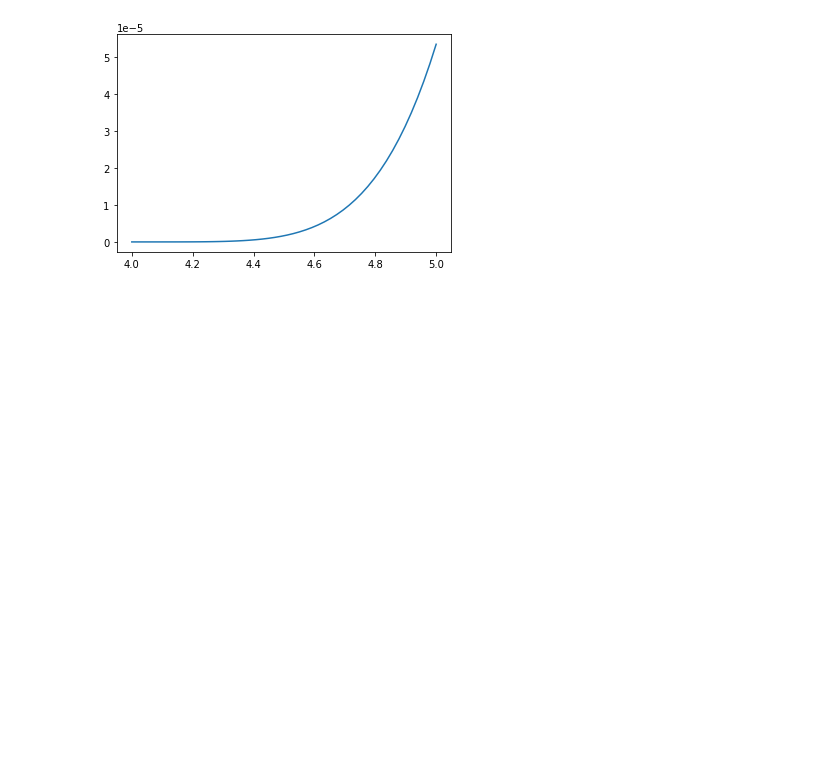
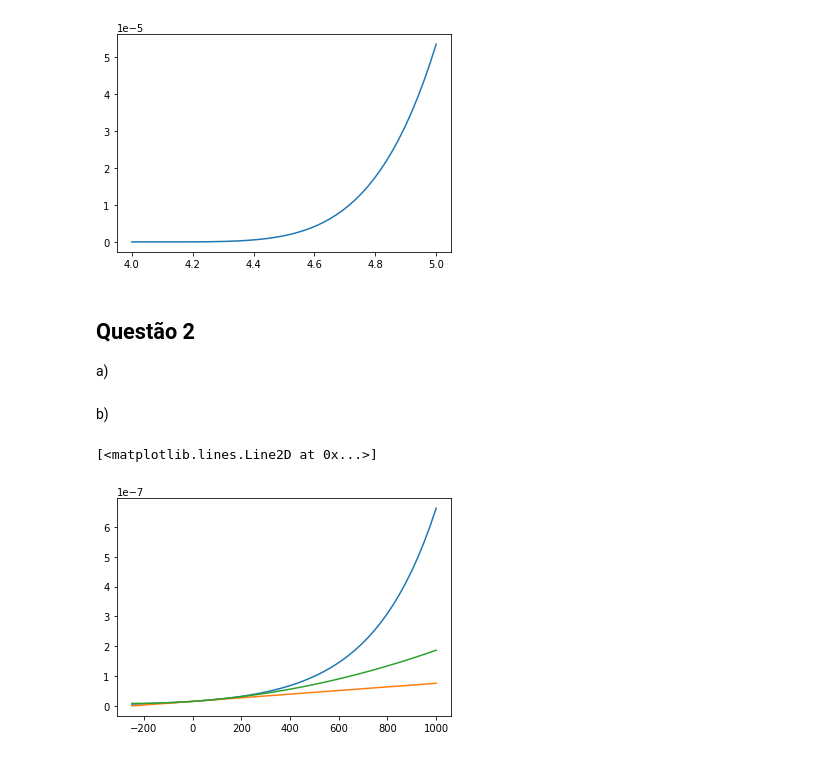
Before and after one commit to leotanaka4/trabalho-metmat, a Jupyter notebook: main.ipynb, the cells around one changed output. Saved outputs shown, nothing was run; the diff lists cells and outputs as text; code cells hidden in the pictures; blank space fills up the shorter version.

```diff
--- a/main.ipynb
+++ b/main.ipynb
@@ -59,3 +60,29 @@ plt.plot(x, Rn(x), label='Rn(x)')
 A exatidão da aproximação é 1.6689300537109375e-06
 [<matplotlib.lines.Line2D at 0x...>]
 [figure]
+# %% [markdown]
+## Questão 2
+
+a)
+# %%
+a = 0.0038
+p20 = 1.6 * 10**(-8)
+
+def p(t):
+    return p20 * np.exp(a*(t-20))
+
+def linear(t):
+    return p(20) + p20 * a * np.exp(a*(20 - 20)) * (t-20)
+
+def quadratica(t):
+    return p(20) + p20 * a * np.exp(a*(20 - 20)) * (t-20) + p20 * a**2 * np.exp(a*(20 - 20)) * (t-20)**2 / 2
+# %% [markdown]
+b)
+# %%
+t = np.linspace(-250, 1000)
+plt.plot(t, p(t), label='p(t)')
+plt.plot(t, linear(t), label='linear')
+plt.plot(t, quadratica(t), label='quadratica')
+# %% [output]
+[<matplotlib.lines.Line2D at 0x...>]
+[figure, added]
```
Also changed, not shown: parts of 1 cell of this notebook.
